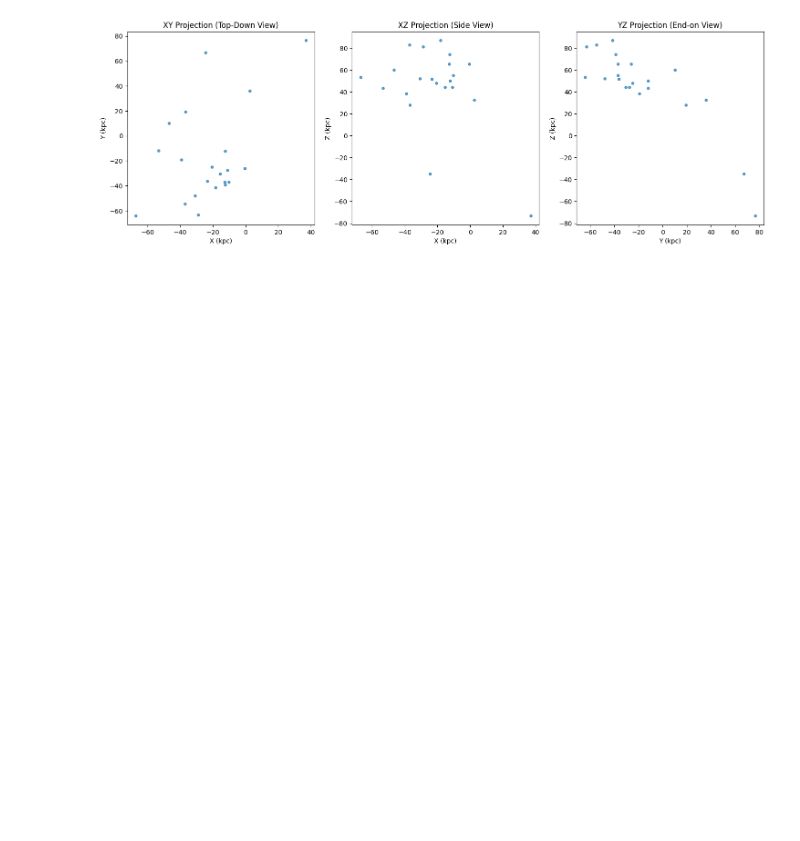
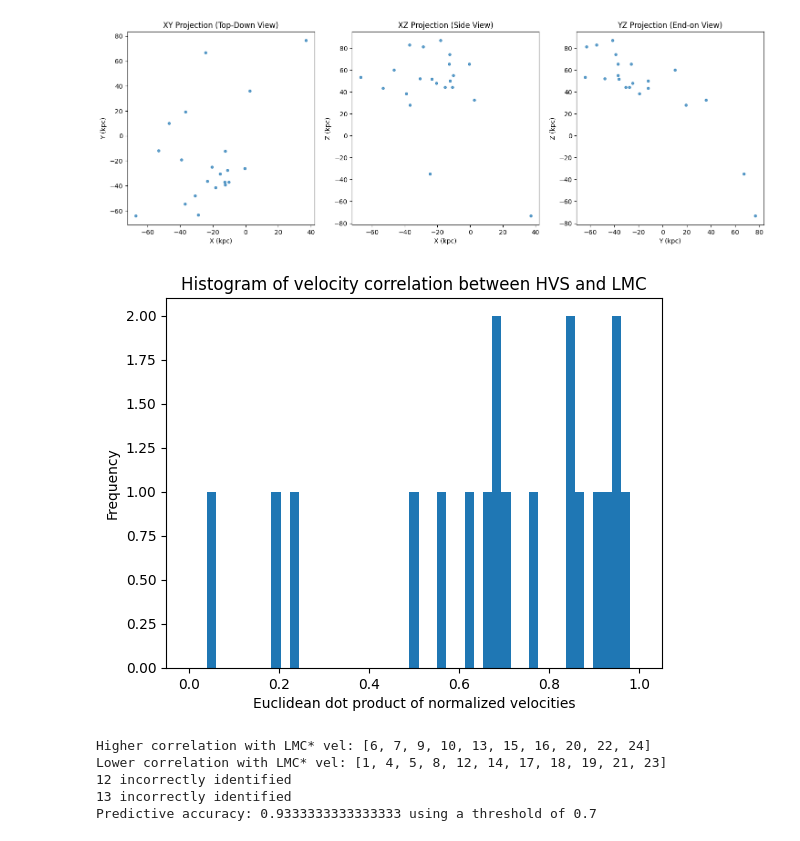
Before and after one commit to andrewqin29/hvs-integrator, a Jupyter notebook: datavis.ipynb, the cells around one changed output. Saved outputs shown, nothing was run; the diff lists cells and outputs as text; code cells hidden in the pictures; blank space fills up the shorter version.

```diff
--- a/datavis.ipynb
+++ b/datavis.ipynb
@@ -96,0 +105,73 @@ import gala.dynamics as gd
+# %%
+# HVS velocity correlation with LMC velocity histogram
+import seaborn as sb
+
+# define galactocentric velocity of LMC from this paper https://arxiv.org/pdf/1301.0832 (Table 5)
+lmc_v_x = -57
+lmc_v_y = -226
+lmc_v_z = 221
+lmc_v_tot = 321
+
+df = pd.read_csv('data/monte_carlo_cartesian.csv')
+lmc_vel = np.array([lmc_v_x, lmc_v_y, lmc_v_z])
+lmc_vel_unit = lmc_vel / np.linalg.norm(lmc_vel)
+
+dots = []
+bins = np.linspace(0,1,50)
+threshold = 0.7
+suspect_lmc = []
+suspect_sgr = []
+
+for index, data in df.iterrows():
+    v_x = data['u']
+    v_y = data['v']
+    v_z = data['w']
+
+    curr_v = np.array([v_x, v_y, v_z])
+    curr_v_unit = curr_v / np.linalg.norm(curr_v)
+    corr = np.dot(lmc_vel_unit, curr_v_unit)
+    dots.append(corr)
+
+    # higher correlation between HVS velocity and LMC velocity, suspect LMC origin
+    if corr > threshold:
+        suspect_lmc.append(int(data['HVS']))
+    else:
+        suspect_sgr.append(int(data['HVS']))
+
+# lmc alignment into dataframe
+df['lmc_alignment'] = dots
+
+plt.hist(dots, bins=bins)
+plt.title('Histogram of velocity correlation between HVS and LMC')
+plt.xlabel('Euclidean dot product of normalized velocities')
+plt.ylabel('Frequency')
+plt.show()
+
+print("Higher correlation with LMC* vel: " + str(suspect_lmc))
+print("Lower correlation with LMC* vel: " + str(suspect_sgr))
+
+# compare with actual predictions from Han. 0 represents higher likelihood assigned to SGR A* origin, 1 is higher likelihood assigned to LMC*
+# paper: https://arxiv.org/pdf/2502.00102
+truth_hvs = [1, 4, 5, 6, 7, 8, 9, 10, 12, 13, 14, 15, 16, 17, 18, 19, 20, 21, 22, 23, 24]
+truth = [0, 0, None, 1, 1, None, 1, 1, 1, 0, None, 1, 1, None, 0, 0, 1, 0, 1, None, 1]
+
+correct_ctr = 0
+for i in range(len(truth_hvs)):
+    hvs = truth_hvs[i]
+    truth_val = truth[i]
+    if truth_val != None:
+        if truth_val == 1 and hvs in suspect_lmc:
+            correct_ctr+=1
+        elif truth_val == 0 and hvs in suspect_sgr:
+            correct_ctr+=1
+        else:
+            print(str(hvs) + " incorrectly identified")
+
+print("Predictive accuracy: " + str(correct_ctr/15) + " using a threshold of " + str(threshold)) # 20 HVS - 5 inconclusive ones
+# %% [output]
+[figure, added]
+Higher correlation with LMC* vel: [6, 7, 9, 10, 13, 15, 16, 20, 22, 24]
+Lower correlation with LMC* vel: [1, 4, 5, 8, 12, 14, 17, 18, 19, 21, 23]
+12 incorrectly identified
+13 incorrectly identified
+Predictive accuracy: 0.9333333333333333 using a threshold of 0.7
```
Also changed, not shown: parts of 4 cells of this notebook, 1 other file.
